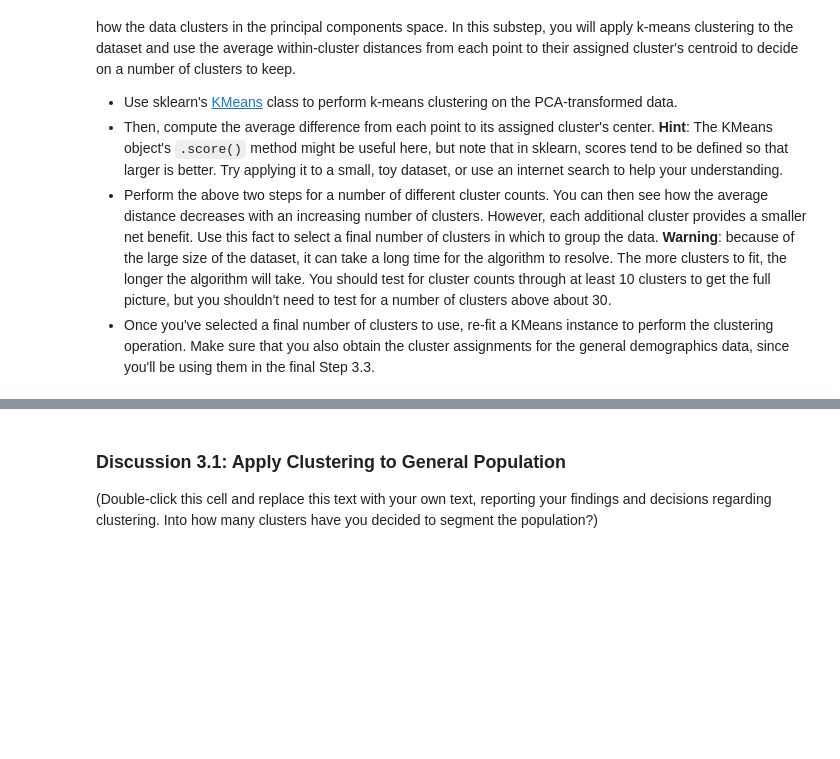
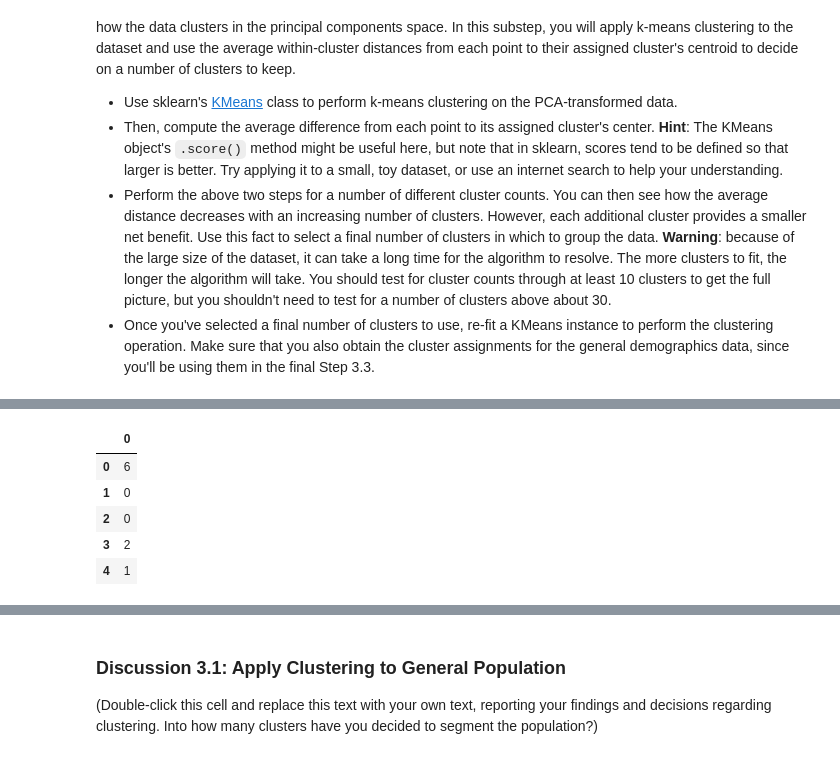
Before and after one commit to dguevar1/identify_customer_segments, a Jupyter notebook: Identify_Customer_Segments.ipynb, the cells around one changed output, grey strips where cells are left out. Saved outputs shown, nothing was run; the diff lists cells and outputs as text; code cells hidden in the pictures; blank space fills up the shorter version.

```diff
--- a/Identify_Customer_Segments.ipynb
+++ b/Identify_Customer_Segments.ipynb
@@ -2688,0 +2736,9 @@ You've assessed and cleaned the demographics data, then scaled and transformed t
+# %%
+df_general_population_predictions.head()
+# %% [output]
+|  | 0 |
+| 0 | 6 |
+| 1 | 0 |
+| 2 | 0 |
+| 3 | 2 |
+| 4 | 1 |
```
Also changed, not shown: parts of 12 cells of this notebook.
